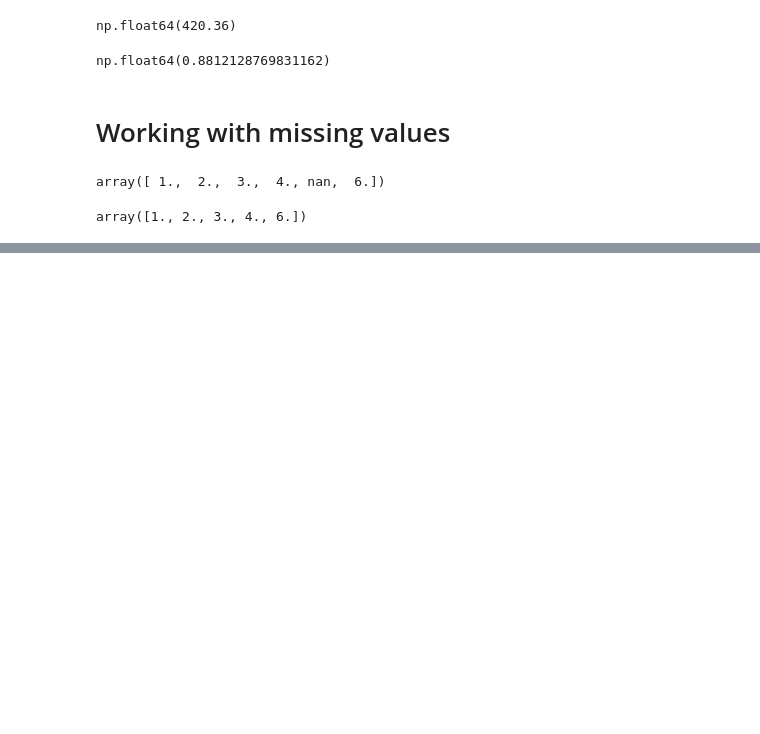
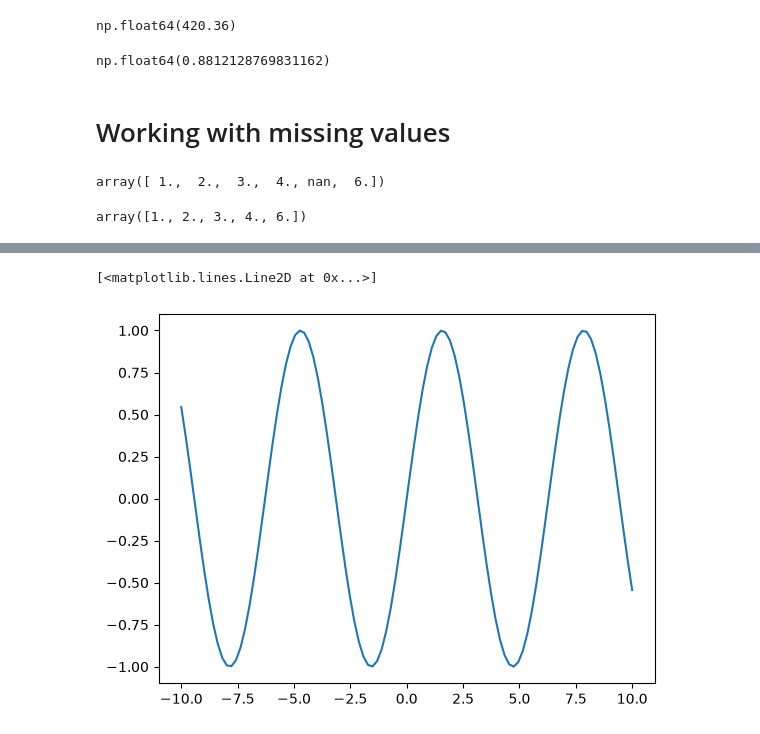
Before and after one commit to ishyverma/numpy-fundamentals, a Jupyter notebook: NumPy_Advance.ipynb, the cells around one changed output, grey strips where cells are left out. Saved outputs shown, nothing was run; the diff lists cells and outputs as text; code cells hidden in the pictures; blank space fills up the shorter version.

```diff
--- a/NumPy_Advance.ipynb
+++ b/NumPy_Advance.ipynb
@@ -204,0 +263,7 @@ array([1., 2., 3., 4., 6.])
+# %%
+y = np.sin(x)
+
+plt.plot(x, y)
+# %% [output]
+[<matplotlib.lines.Line2D at 0x...>]
+[figure, added]
```
Also changed, not shown: parts of 7 cells of this notebook.
